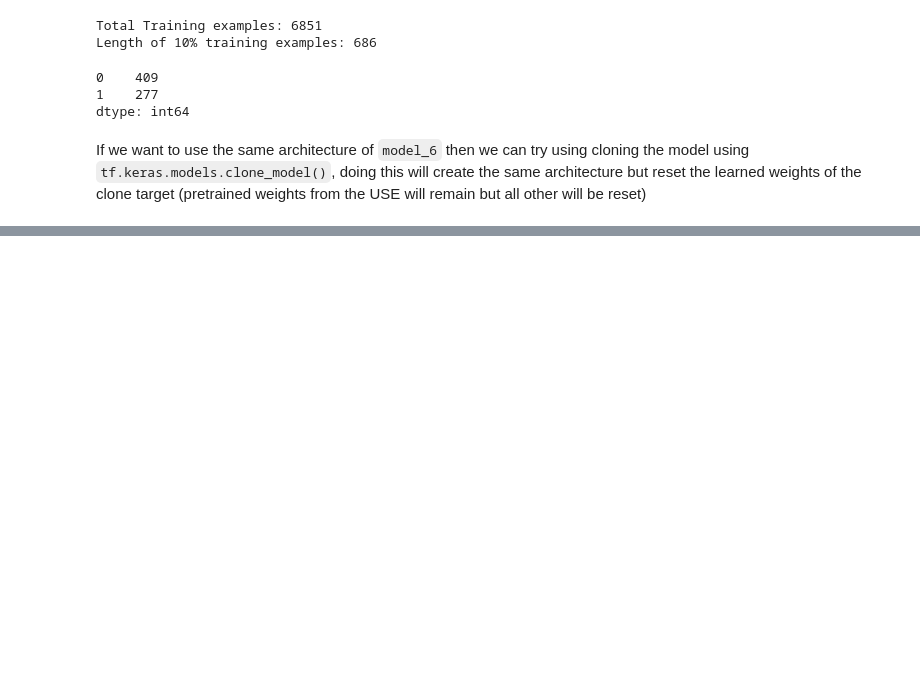
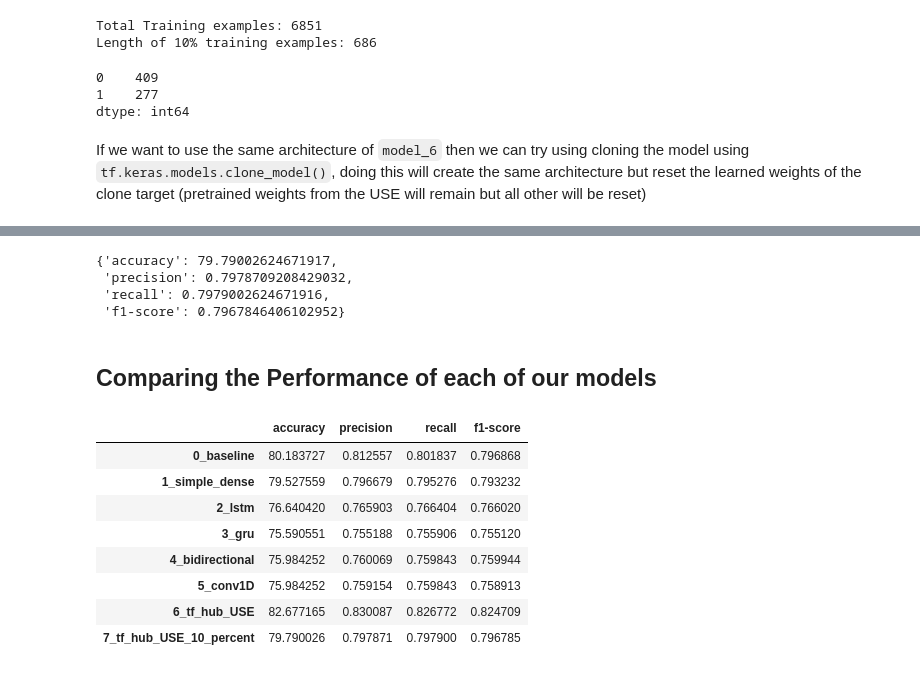
Before and after one commit to SaketMunda/introduction-to-nlp, a Jupyter notebook: nlp_with_tensorflow.ipynb, the cells around one changed output, grey strips where cells are left out. Drawn from its saved outputs; the diff is of its cells as text; code cells hidden in the pictures; blank space fills up the shorter version.

```diff
--- a/nlp_with_tensorflow.ipynb
+++ b/nlp_with_tensorflow.ipynb
@@ -1255,3 +1255,18 @@ pd.Series(train_labels_10_percent).value_counts()
 dtype: int64
 # %% [markdown]
 If we want to use the same architecture of `model_6` then we can try using cloning the model using `tf.keras.models.clone_model()`, doing this will create the same architecture but reset the learned weights of the clone target (pretrained weights from the USE will remain but all other will be reset)
+# %%
+# clone the architecture of model_6
+model_7 = tf.keras.models.clone_model(model_6)
+
+# compile the model
+model_7.compile(loss='binary_crossentropy',
+                optimizer='Adam',
+                metrics=['accuracy'])
+
+# fit the model
+model_7_history = model_7.fit(train_sentences_10_percent,
+                              train_labels_10_percent,
+                              epochs=5,
+                              validation_data=(val_sentences, val_labels),
+                              callbacks=[create_tensorboard_callback(SAVE_DIR, "model_7_10_percent")])
@@ -1257,0 +1296,36 @@ If we want to use the same architecture of `model_6` then we can try using cloni
+# %%
+# let's calculate the results
+model_7_results = calculate_results(val_labels,
+                                    model_7_preds)
+model_7_results
+# %% [output]
+{'accuracy': 79.79002624671917,
+ 'precision': 0.7978709208429032,
+ 'recall': 0.7979002624671916,
+ 'f1-score': 0.7967846406102952}
+# %% [markdown]
+## Comparing the Performance of each of our models
+# %%
+# combine model results into a dataframe
+model_all_results = pd.DataFrame({"0_baseline": baseline_results,
+                                  "1_simple_dense": simple_dense_results,
+                                  "2_lstm": model_2_results,
+                                  "3_gru": model_3_results,
+                                  "4_bidirectional": model_4_results,
+                                  "5_conv1D": model_5_results,
+                                  "6_tf_hub_USE": model_6_results,
+                                  "7_tf_hub_USE_10_percent": model_7_results})
+
+model_all_results = model_all_results.transpose()
+
+model_all_results
+# %% [output]
+|  | accuracy | precision | recall | f1-score |
+| 0_baseline | 80.183727 | 0.812557 | 0.801837 | 0.796868 |
+| 1_simple_dense | 79.527559 | 0.796679 | 0.795276 | 0.793232 |
+| 2_lstm | 76.640420 | 0.765903 | 0.766404 | 0.766020 |
+| 3_gru | 75.590551 | 0.755188 | 0.755906 | 0.755120 |
+| 4_bidirectional | 75.984252 | 0.760069 | 0.759843 | 0.759944 |
+| 5_conv1D | 75.984252 | 0.759154 | 0.759843 | 0.758913 |
+| 6_tf_hub_USE | 82.677165 | 0.830087 | 0.826772 | 0.824709 |
+| 7_tf_hub_USE_10_percent | 79.790026 | 0.797871 | 0.797900 | 0.796785 |
```
Also changed, not shown: parts of 56 cells of this notebook.
